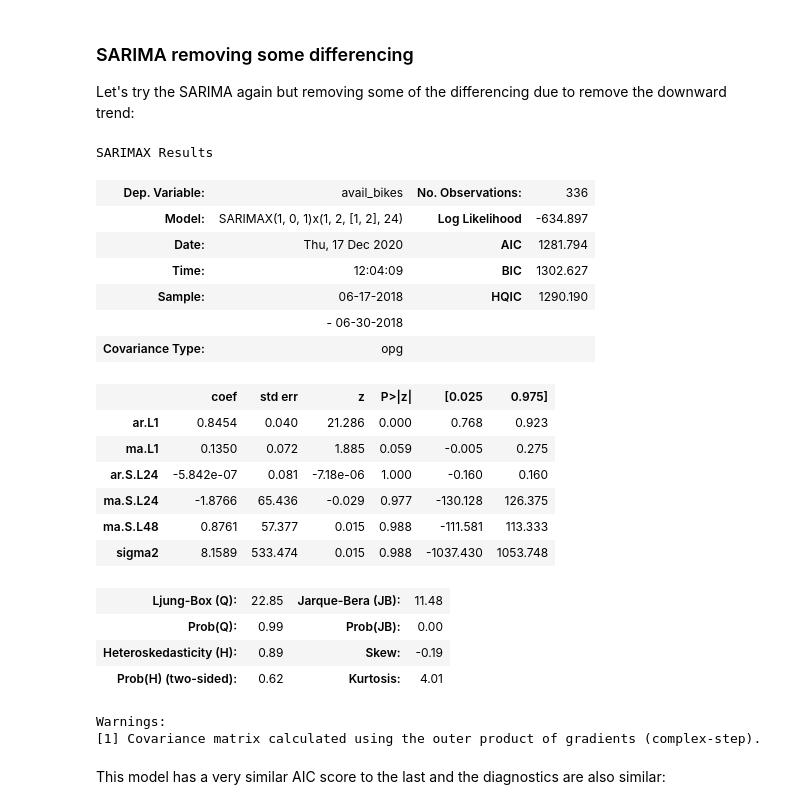
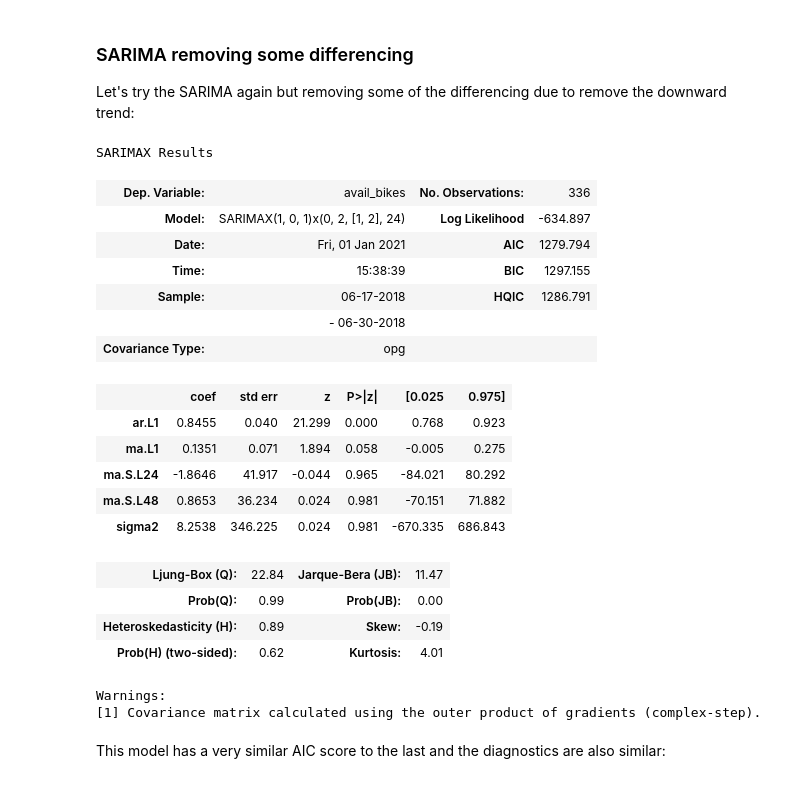
Before and after one commit to mitkrieg/citibike-timeseries, a Jupyter notebook: 02_modeling.ipynb, the cells around one changed output. Drawn from its saved outputs; the diff is of its cells as text; code cells hidden in the pictures.

```diff
--- a/02_modeling.ipynb
+++ b/02_modeling.ipynb
@@ -384,28 +382,27 @@ MAE:  25.44658195568028
 
 Let's try the SARIMA again but removing some of the differencing due to remove the downward trend:
 # %%
-best_sarima = SARIMAX(ts, order=(1,0,1),seasonal_order=(0,2,2,24),
+best_sarima = SARIMAX(train_ts, order=(1,0,1),seasonal_order=(0,2,2,24),
                     enforce_invertibility=False,enforce_stationarity=False)
 results = best_sarima.fit()
 
 results.summary()
 # %% [output]
 SARIMAX Results
 | Dep. Variable: | avail_bikes | No. Observations: | 336 |
-| Model: | SARIMAX(1, 0, 1)x(1, 2, [1, 2], 24) | Log Likelihood | -634.897 |
-| Date: | Thu, 17 Dec 2020 | AIC | 1281.794 |
-| Time: | 12:04:09 | BIC | 1302.627 |
-| Sample: | 06-17-2018 | HQIC | 1290.190 |
+| Model: | SARIMAX(1, 0, 1)x(0, 2, [1, 2], 24) | Log Likelihood | -634.897 |
+| Date: | Fri, 01 Jan 2021 | AIC | 1279.794 |
+| Time: | 15:38:39 | BIC | 1297.155 |
+| Sample: | 06-17-2018 | HQIC | 1286.791 |
 |  | - 06-30-2018 |  |  |
 | Covariance Type: | opg |  |  |
 |  | coef | std err | z | P>|z| | [0.025 | 0.975] |
-| ar.L1 | 0.8454 | 0.040 | 21.286 | 0.000 | 0.768 | 0.923 |
-| ma.L1 | 0.1350 | 0.072 | 1.885 | 0.059 | -0.005 | 0.275 |
-| ar.S.L24 | -5.842e-07 | 0.081 | -7.18e-06 | 1.000 | -0.160 | 0.160 |
-| ma.S.L24 | -1.8766 | 65.436 | -0.029 | 0.977 | -130.128 | 126.375 |
-| ma.S.L48 | 0.8761 | 57.377 | 0.015 | 0.988 | -111.581 | 113.333 |
-| sigma2 | 8.1589 | 533.474 | 0.015 | 0.988 | -1037.430 | 1053.748 |
+| ar.L1 | 0.8455 | 0.040 | 21.299 | 0.000 | 0.768 | 0.923 |
+| ma.L1 | 0.1351 | 0.071 | 1.894 | 0.058 | -0.005 | 0.275 |
+| ma.S.L24 | -1.8646 | 41.917 | -0.044 | 0.965 | -84.021 | 80.292 |
+| ma.S.L48 | 0.8653 | 36.234 | 0.024 | 0.981 | -70.151 | 71.882 |
+| sigma2 | 8.2538 | 346.225 | 0.024 | 0.981 | -670.335 | 686.843 |
-| Ljung-Box (Q): | 22.85 | Jarque-Bera (JB): | 11.48 |
+| Ljung-Box (Q): | 22.84 | Jarque-Bera (JB): | 11.47 |
 | Prob(Q): | 0.99 | Prob(JB): | 0.00 |
 | Heteroskedasticity (H): | 0.89 | Skew: | -0.19 |
 | Prob(H) (two-sided): | 0.62 | Kurtosis: | 4.01 |
```
Also changed, not shown: parts of 17 cells of this notebook.
